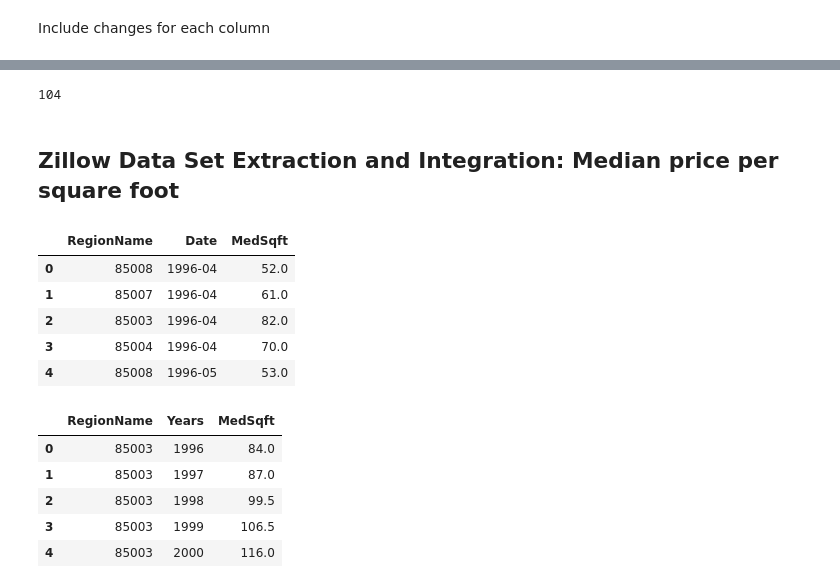
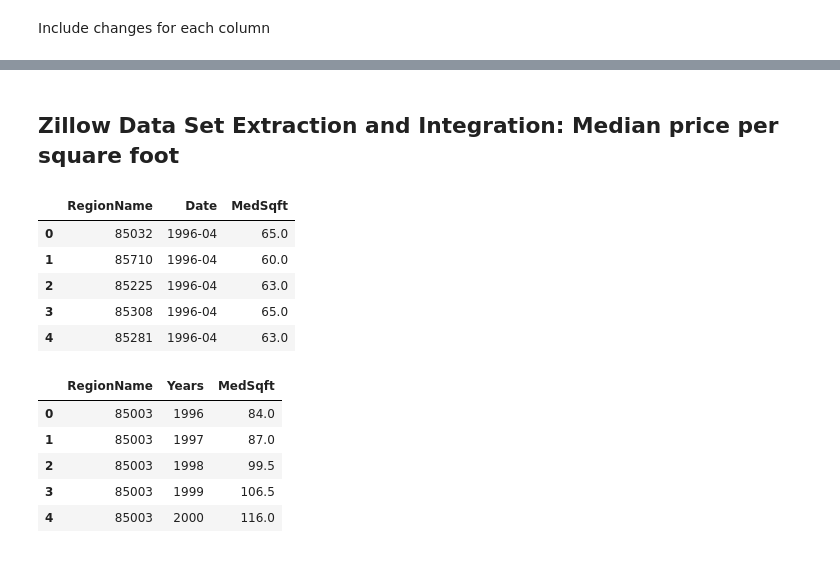
Before and after one commit to joroscha/ml, a Jupyter notebook: Feature Creation All Zip.ipynb, the cells around one changed output, grey strips where cells are left out. Saved outputs shown, nothing was run; the diff lists cells and outputs as text; code cells hidden in the pictures.

```diff
--- a/Feature Creation All Zip.ipynb
+++ b/Feature Creation All Zip.ipynb
@@ -259,32 +361,28 @@ import pickle
 output_file = open("Feature_Matrix_onlyYelp.dat","wb")
 pickle.dump(zip_aggregated, output_file)
 output_file.close()
-# %%
-len(zip_aggregated)
-# %% [output]
-104
 # %% [markdown]
 ## Zillow Data Set Extraction and Integration: Median price per square foot
 # %%
 #Integrate Zillow
 zip_price = pd.read_csv("Zip_MedianValuePerSqft_AllHomes.csv")
 
-#Select only Pittsburgh
-pittsburgh_data_price = zip_price[(zip_price.RegionName>=85000)&(zip_price.RegionName<85010)]
+#Select only the zipcodes needed
+city_data_price = zip_price[(zip_price.RegionName>=85000)&(zip_price.RegionName<86400)]
 
 #Select the RegionName and the columns with year
-pittsburgh_data_byYear = pd.concat([pittsburgh_data_price.ix[:,1], pittsburgh_data_price[pittsburgh_data_price.columns[7:]]], axis = 1)
+city_data_byYear = pd.concat([city_data_price.ix[:,1], city_data_price[city_data_price.columns[7:]]], axis = 1)
 
 #Melt the dataframe to transform the columns into rows
-flat_zip = pd.melt(pittsburgh_data_byYear, id_vars="RegionName", var_name="Date", value_name="MedSqft")
+flat_zip = pd.melt(city_data_byYear, id_vars="RegionName", var_name="Date", value_name="MedSqft")
 flat_zip.head()
 # %% [output]
 |  | RegionName | Date | MedSqft |
-| 0 | 85008 | 1996-04 | 52.0 |
-| 1 | 85007 | 1996-04 | 61.0 |
-| 2 | 85003 | 1996-04 | 82.0 |
-| 3 | 85004 | 1996-04 | 70.0 |
-| 4 | 85008 | 1996-05 | 53.0 |
+| 0 | 85032 | 1996-04 | 65.0 |
+| 1 | 85710 | 1996-04 | 60.0 |
+| 2 | 85225 | 1996-04 | 63.0 |
+| 3 | 85308 | 1996-04 | 65.0 |
+| 4 | 85281 | 1996-04 | 63.0 |
 # %%
 #Extract only the years
 years = [flat_zip.Date.ix[i].split('-')[0] for i in range(len(flat_zip))]
```
Also changed, not shown: parts of 78 cells of this notebook, 2 other files.
